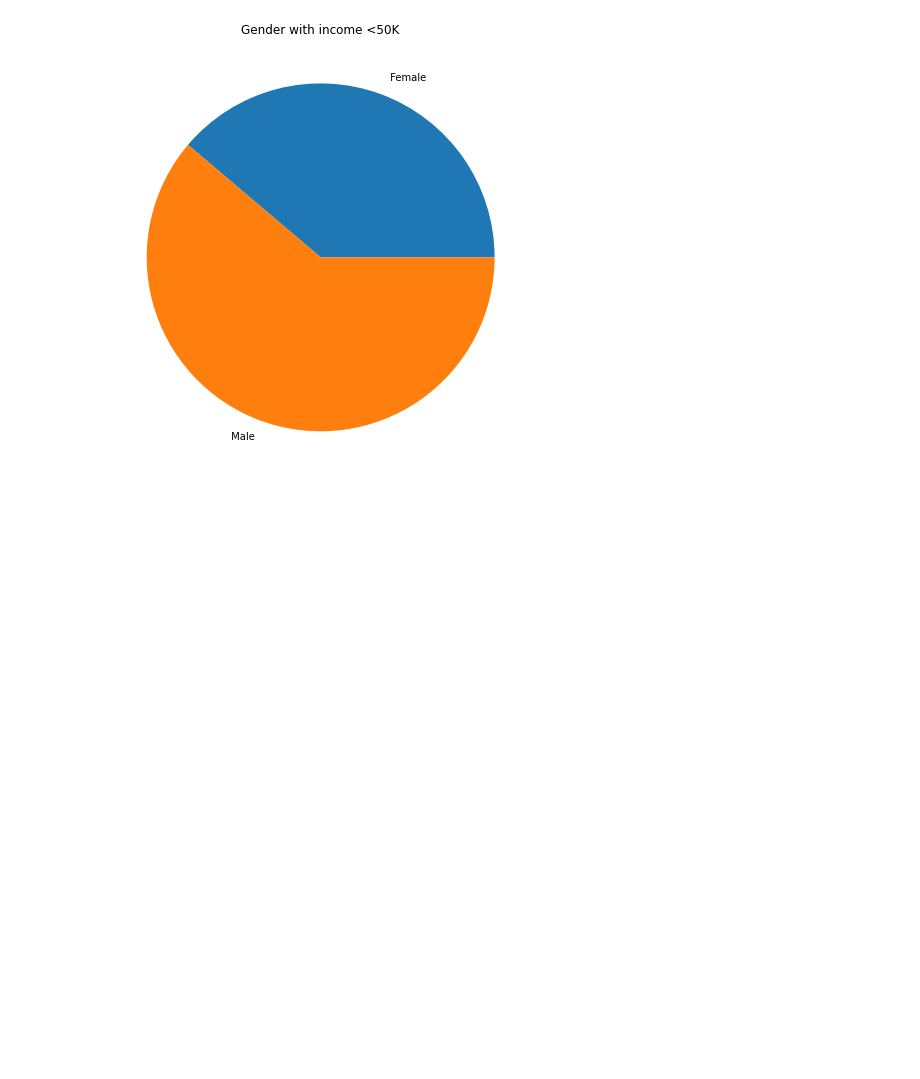
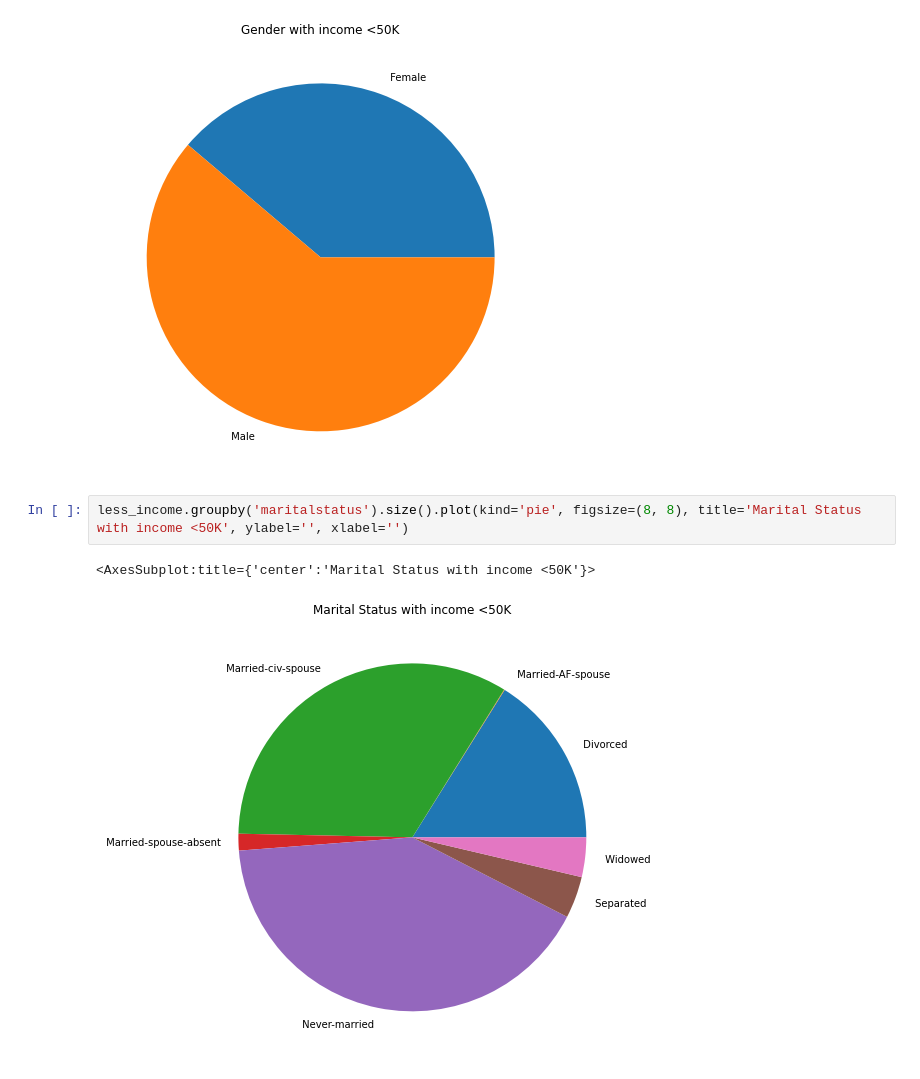
Before and after one commit to mrjones-cs/CSE578-CourseProject, a Jupyter notebook: CSE578-CourseProject.ipynb, the cells around one changed output. Cells and saved outputs as stored; diff of their text form; blank space fills up the shorter version.

```diff
--- a/CSE578-CourseProject.ipynb
+++ b/CSE578-CourseProject.ipynb
@@ -71,3 +71,8 @@ less_income.groupby('sex').size().plot(kind='pie', figsize=(8, 8), title='Gender
 # %% [output]
 <AxesSubplot:title={'center':'Gender with income <50K'}>
 [figure]
+# %%
+less_income.groupby('maritalstatus').size().plot(kind='pie', figsize=(8, 8), title='Marital Status with income <50K', ylabel='', xlabel='')
+# %% [output]
+<AxesSubplot:title={'center':'Marital Status with income <50K'}>
+[figure, added]
```
Also changed, not shown: parts of 1 cell of this notebook.
